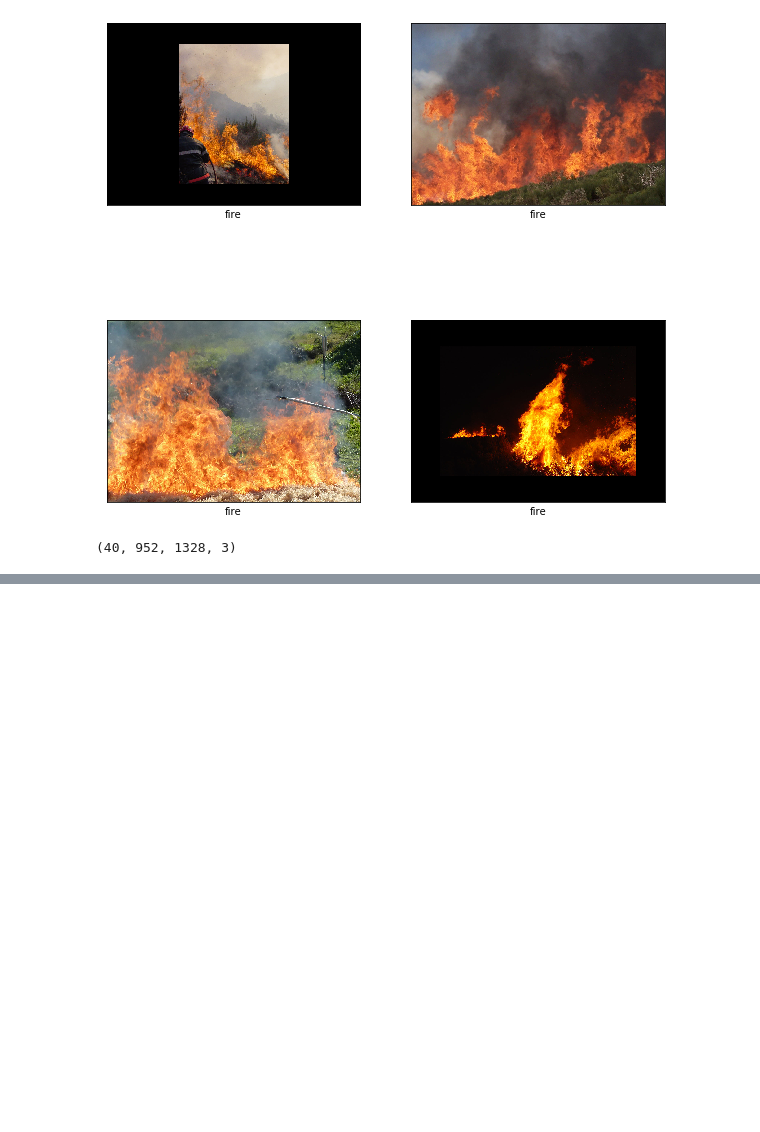
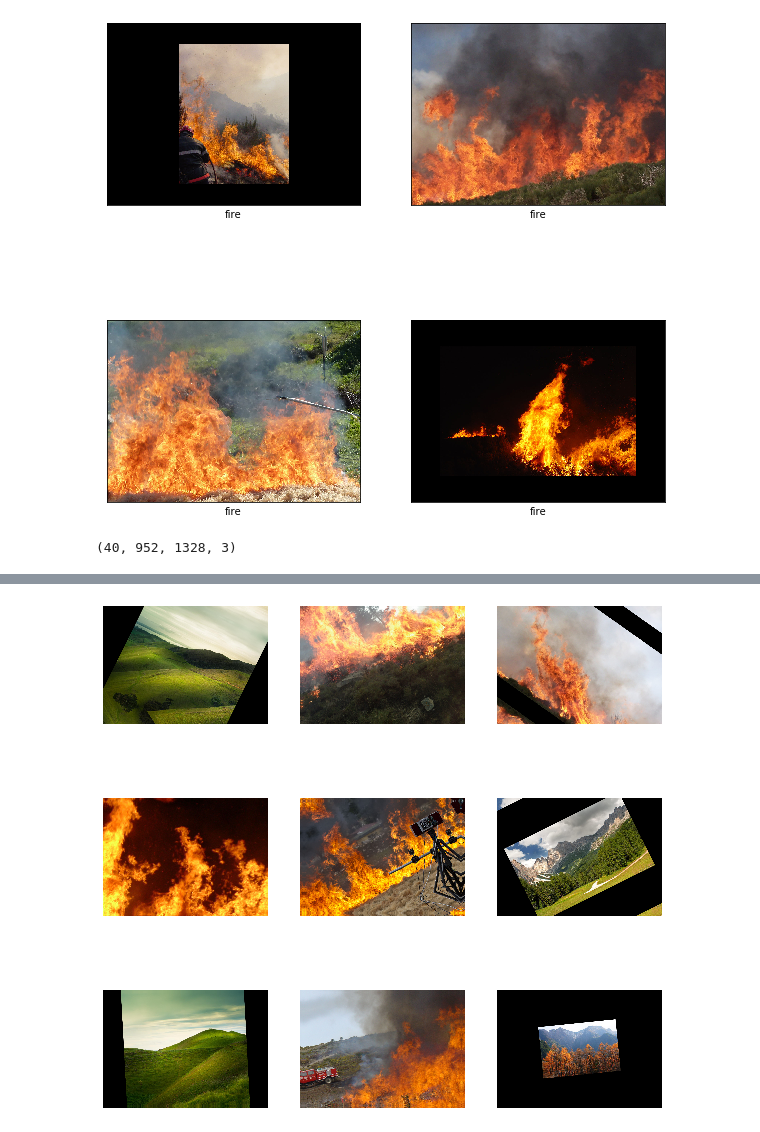
Before and after one commit to sdeittrick/Wildfire_Detection_Capstone_697, a Jupyter notebook: image_transform.ipynb, the cells around one changed output, grey strips where cells are left out. Drawn from its saved outputs; the diff is of its cells as text; code cells hidden in the pictures; blank space fills up the shorter version.

```diff
--- a/image_transform.ipynb
+++ b/image_transform.ipynb
@@ -251,0 +298,19 @@ Hint: If you want to see a list of allocated tensors when OOM happens, add repor
+# %%
+data_augmentation = keras.Sequential(
+  [
+    layers.RandomFlip("horizontal",
+                      input_shape=(952, 1328, 3)),
+    layers.RandomRotation(0.1),
+    layers.RandomZoom(0.1),
+  ]
+)
+# %%
+plt.figure(figsize=(10, 10))
+# for images in train_images:
+for i in range(9):
+    augmented_images = data_augmentation(train_images[i])
+    ax = plt.subplot(3, 3, i + 1)
+    plt.imshow(augmented_images)#.numpy().astype("uint8"))
+    plt.axis("off")
+# %% [output]
+[figure, added]
```
Also changed, not shown: parts of 11 cells of this notebook.
